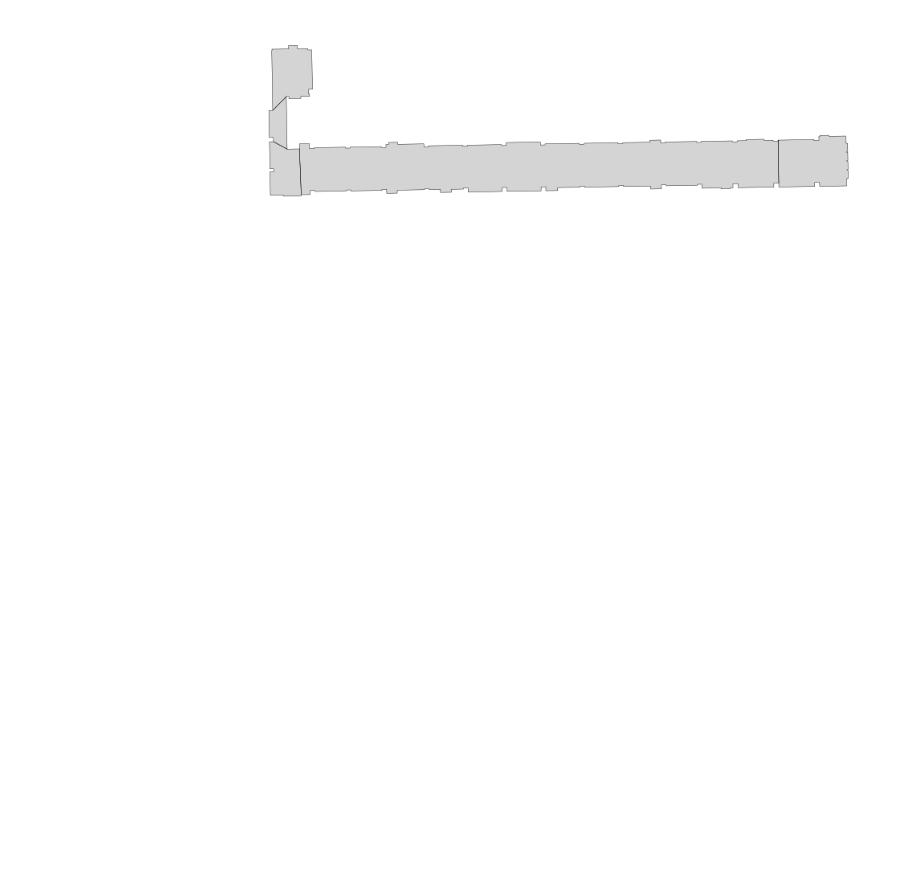
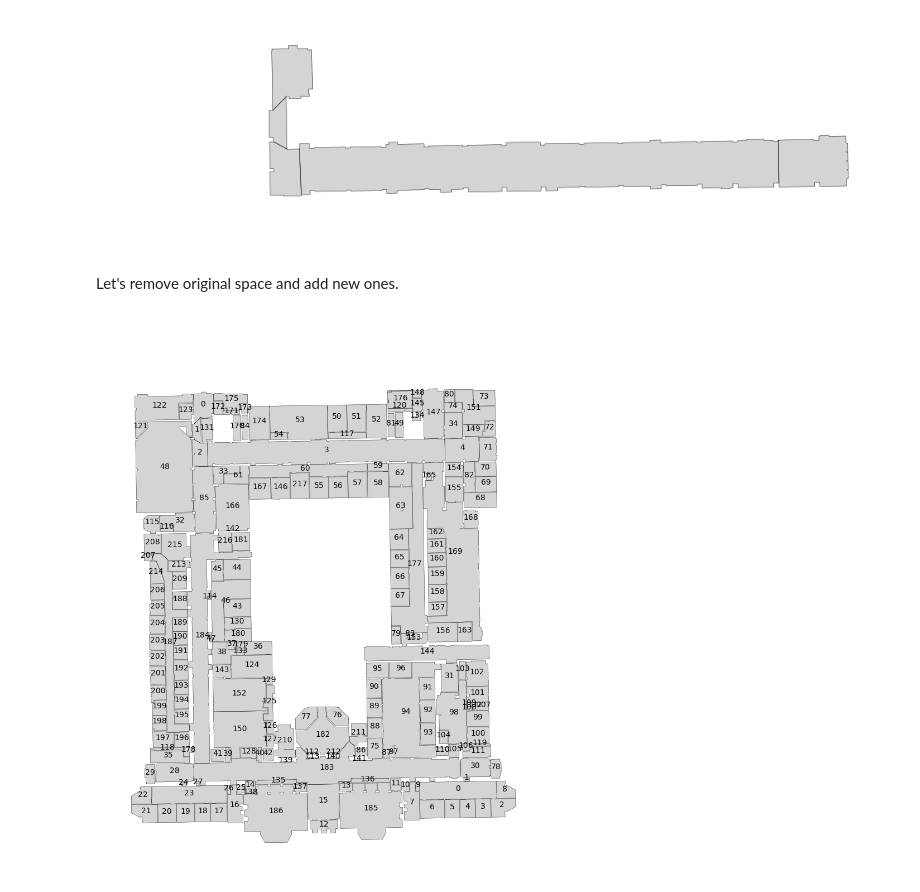
Before and after one commit to yonghah/geopandas-for-architecture, a Jupyter notebook: room connection using door info.ipynb, the cells around one changed output. Cells and saved outputs as stored; diff of their text form; code cells hidden in the pictures; blank space fills up the shorter version.

```diff
--- a/room connection using door info.ipynb
+++ b/room connection using door info.ipynb
@@ -283,4 +266,10 @@ ml = MultiLineString(lines)
 
 new_polys = list(shapely.ops.polygonize(rpoly.boundary.union(ml)))
 
-add_rooms = gpd.GeoDataFrame({"geometry":new_polys})
+
+new_rooms = gpd.GeoDataFrame(data=None, geometry = new_polys)
+for col in rooms.columns:
+    if col == 'geometry':
+        pass
+    else:
+        new_rooms[col] = room[col]
@@ -294,3 +284,22 @@ ax.set_aspect('equal')
 plt.show()
 # %% [output]
 [figure]
+# %% [markdown]
+Let's remove original space and add new ones.
+# %%
+rooms = rooms.drop(rooms.index[164])
+rooms = rooms.append(new_rooms)
+# %%
+fig, ax = plt.subplots()
+fig.set_size_inches(12, 12)
+ax.axison = False
+rooms.plot(ax=ax, linewidth=0.3, color='#aaaaaa')
+ax.set_aspect('equal')
+
+for idx, row in rooms.iterrows():
+    plt.annotate(s=idx, xy=[row.geometry.centroid.x, row.geometry.centroid.y],
+                 horizontalalignment='center')
+
+plt.show()
+# %% [output]
+[figure, added]
```
Also changed, not shown: parts of 16 cells of this notebook.
